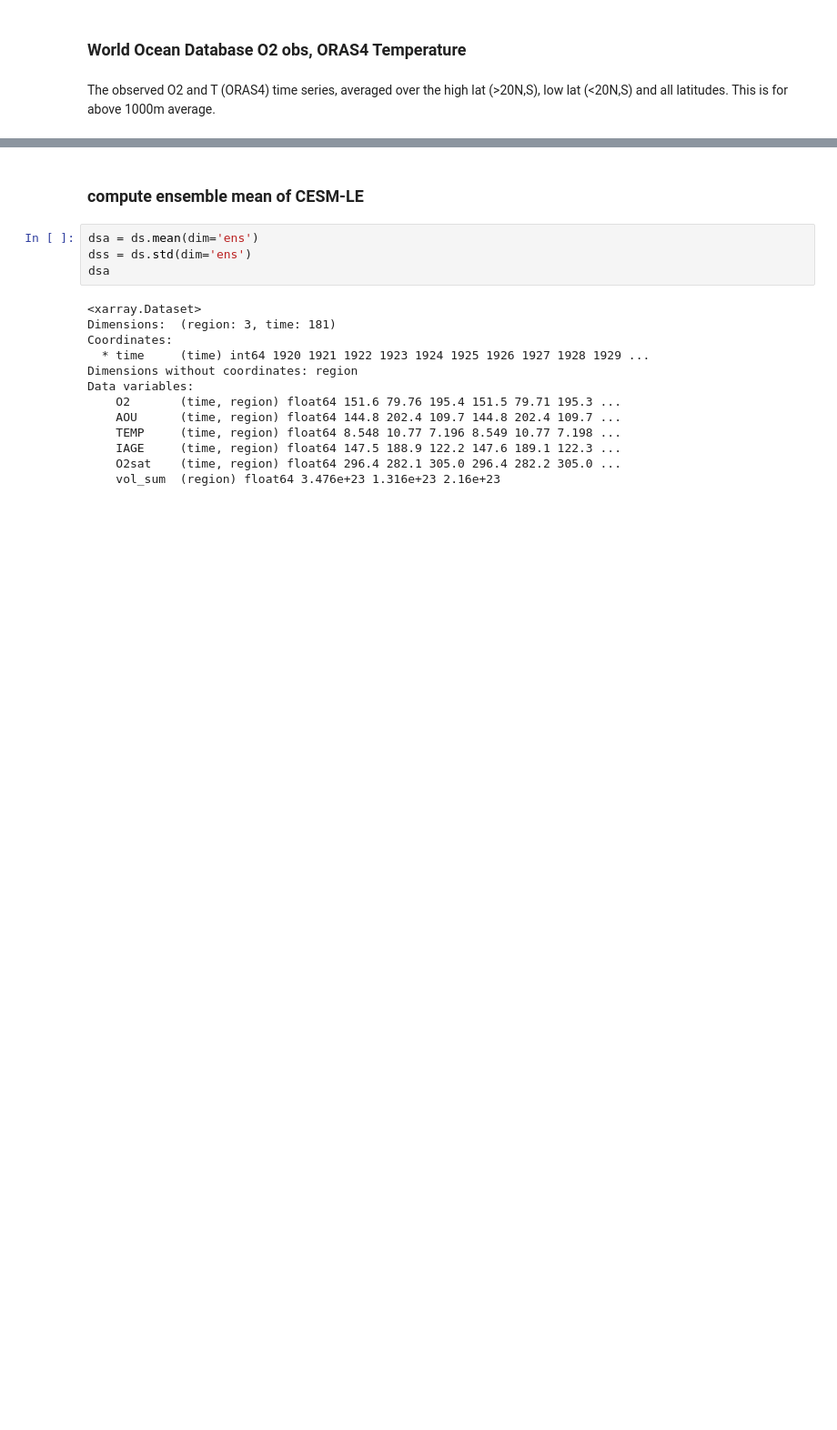
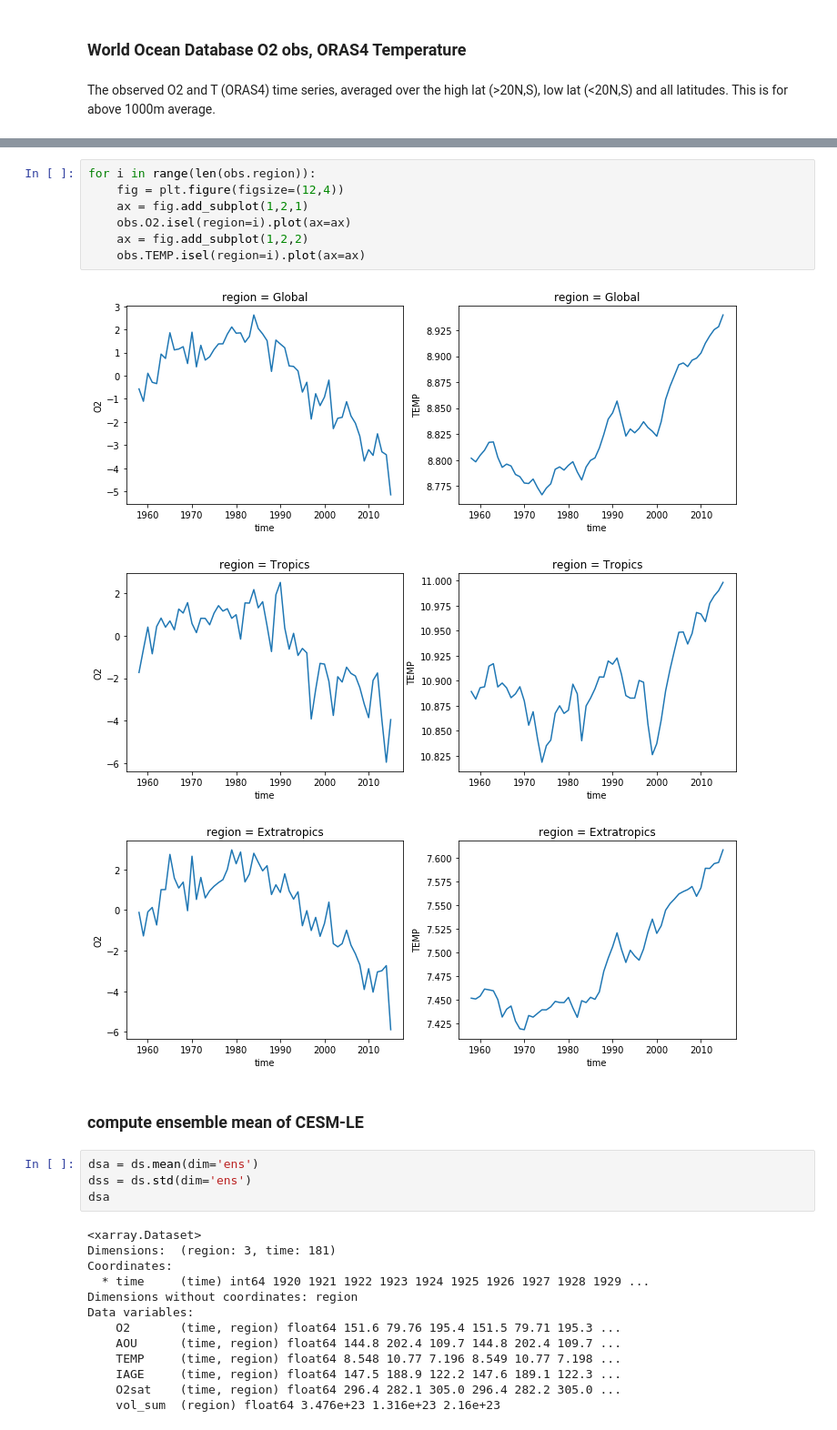
Before and after one commit to matt-long/iucn-deoxygenation-report, a Jupyter notebook: plot_tropical_hilat_phase.ipynb, the cells around one changed output, grey strips where cells are left out. Shown at 91% size. Drawn from its saved outputs; the diff is of its cells as text; blank space fills up the shorter version.

```diff
--- a/plot_tropical_hilat_phase.ipynb
+++ b/plot_tropical_hilat_phase.ipynb
@@ -149,3 +167,14 @@ Data variables:
+# %%
+for i in range(len(obs.region)):
+    fig = plt.figure(figsize=(12,4))
+    ax = fig.add_subplot(1,2,1)
+    obs.O2.isel(region=i).plot(ax=ax)
+    ax = fig.add_subplot(1,2,2)
+    obs.TEMP.isel(region=i).plot(ax=ax)
+# %% [output]
+[figure, added]
+[figure, added]
+[figure, added]
 # %% [markdown]
 ### compute ensemble mean of CESM-LE
 # %%
```
Also changed, not shown: parts of 10 cells of this notebook, 4 other files.
